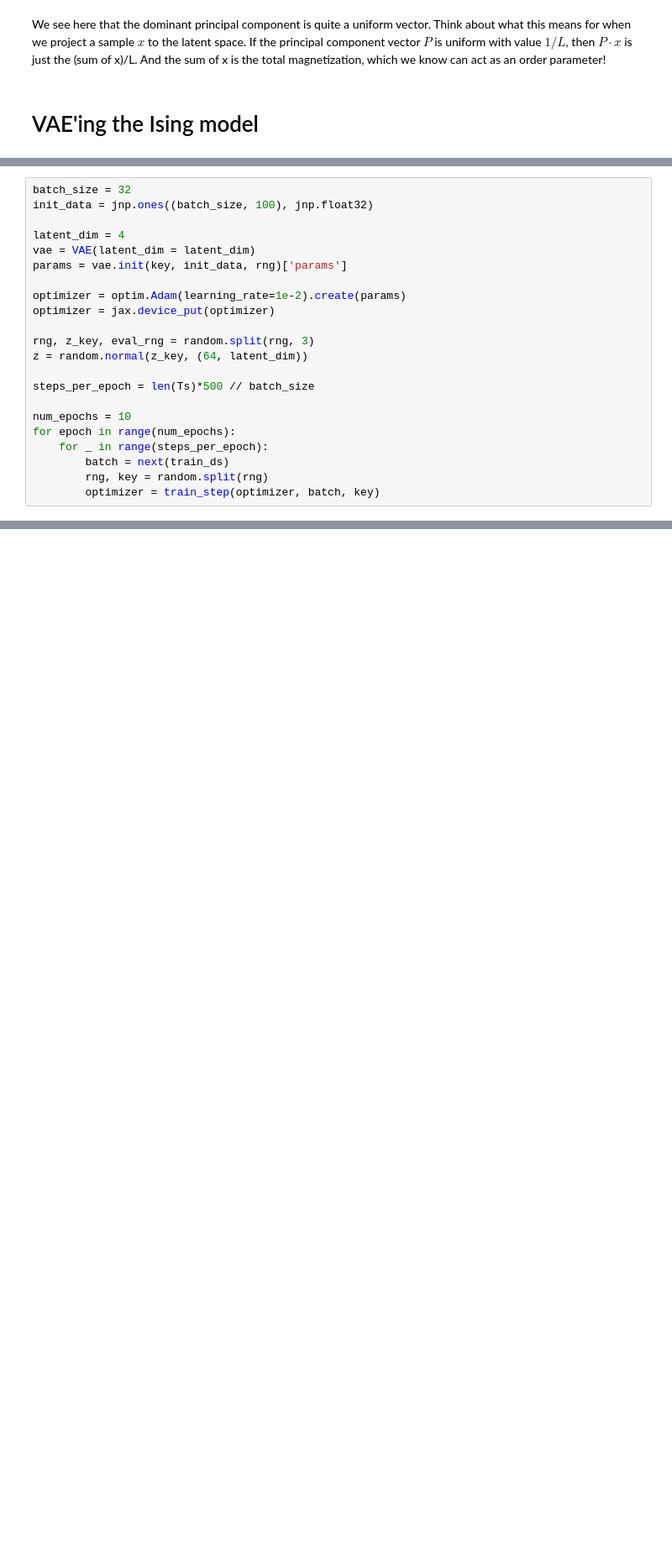
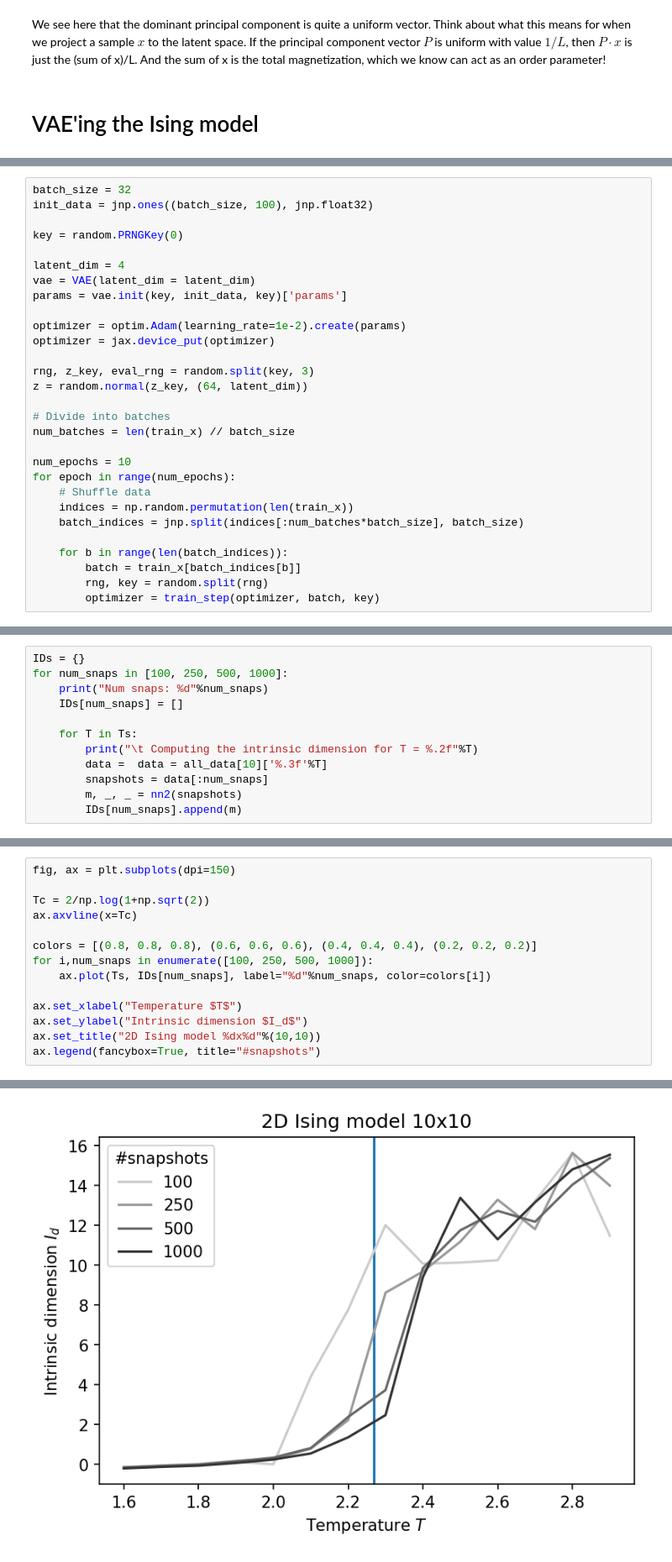
Before and after one commit to CRC183-summer-school/school_2021, a Jupyter notebook: notebooks/EvN_Lecture_2.ipynb, the cells around one changed output, grey strips where cells are left out. Shown: that part at 84% size. Drawn from its saved outputs; the diff is of its cells as text; blank space fills up the shorter version.

```diff
--- a/notebooks/EvN_Lecture_2.ipynb
+++ b/notebooks/EvN_Lecture_2.ipynb
@@ -201,22 +204,29 @@ def train_step(optimizer, batch, z_rng):
 batch_size = 32
 init_data = jnp.ones((batch_size, 100), jnp.float32)
 
+key = random.PRNGKey(0)
+
 latent_dim = 4
 vae = VAE(latent_dim = latent_dim)
-params = vae.init(key, init_data, rng)['params']
+params = vae.init(key, init_data, key)['params']
 
 optimizer = optim.Adam(learning_rate=1e-2).create(params)
 optimizer = jax.device_put(optimizer)
 
-rng, z_key, eval_rng = random.split(rng, 3)
+rng, z_key, eval_rng = random.split(key, 3)
 z = random.normal(z_key, (64, latent_dim))
 
-steps_per_epoch = len(Ts)*500 // batch_size
+# Divide into batches
+num_batches = len(train_x) // batch_size
 
 num_epochs = 10
 for epoch in range(num_epochs):
-    for _ in range(steps_per_epoch):
-        batch = next(train_ds)
+    # Shuffle data
+    indices = np.random.permutation(len(train_x))
+    batch_indices = jnp.split(indices[:num_batches*batch_size], batch_size)
+
+    for b in range(len(batch_indices)):
+        batch = train_x[batch_indices[b]]
         rng, key = random.split(rng)
         optimizer = train_step(optimizer, batch, key)
 # %% [output]
@@ -223,0 +281,12 @@ ScopeParamShapeError: Inconsistent shapes between value and initializer for para
+# %%
+IDs = {}
+for num_snaps in [100, 250, 500, 1000]:
+    print("Num snaps: %d"%num_snaps)
+    IDs[num_snaps] = []
+
+    for T in Ts:
+        print("\t Computing the intrinsic dimension for T = %.2f"%T)
+        data =  data = all_data[10]['%.3f'%T]
+        snapshots = data[:num_snaps]
+        m, _, _ = nn2(snapshots)
+        IDs[num_snaps].append(m)
@@ -223,0 +311,15 @@ ScopeParamShapeError: Inconsistent shapes between value and initializer for para
+# %%
+fig, ax = plt.subplots(dpi=150)
+
+Tc = 2/np.log(1+np.sqrt(2))
+ax.axvline(x=Tc)
+
+colors = [(0.8, 0.8, 0.8), (0.6, 0.6, 0.6), (0.4, 0.4, 0.4), (0.2, 0.2, 0.2)]
+for i,num_snaps in enumerate([100, 250, 500, 1000]):
+    ax.plot(Ts, IDs[num_snaps], label="%d"%num_snaps, color=colors[i])
+
+ax.set_xlabel("Temperature $T$")
+ax.set_ylabel("Intrinsic dimension $I_d$")
+ax.set_title("2D Ising model %dx%d"%(10,10))
+ax.legend(fancybox=True, title="#snapshots")
+# %% [output]
@@ -223,0 +327 @@ ScopeParamShapeError: Inconsistent shapes between value and initializer for para
+[figure, added]
```
Also changed, not shown: parts of 13 cells of this notebook, 1 other file.
